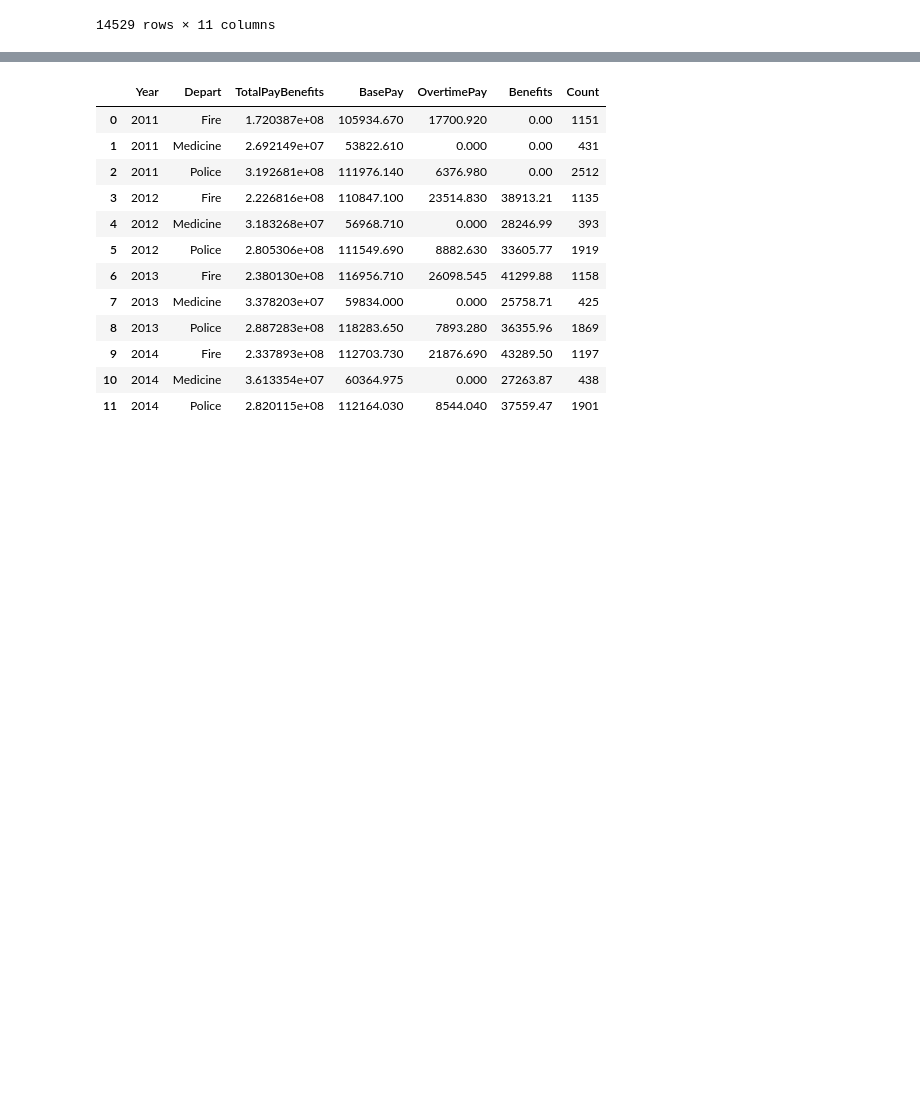
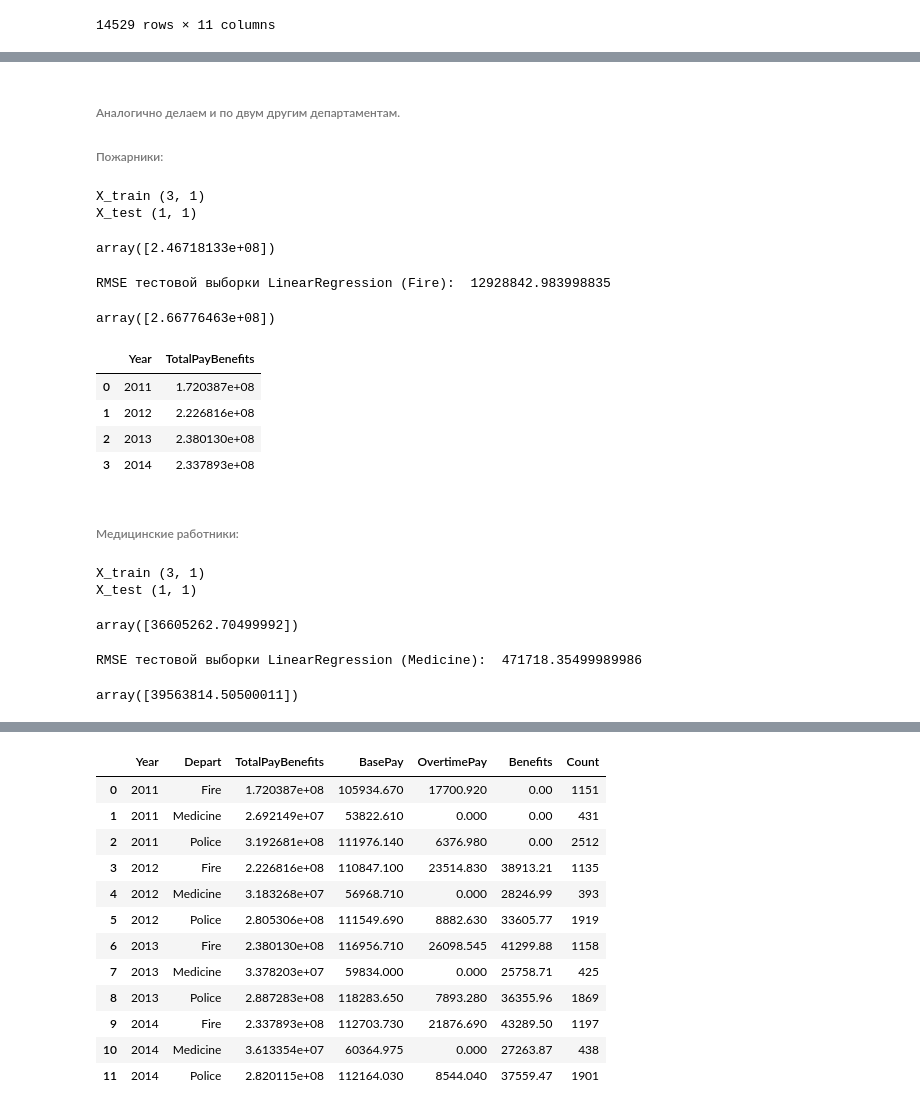
Before and after one commit to PhilippRemizov/My_final_project, a Jupyter notebook: Salaries in San Francisco.ipynb, the cells around one changed output, grey strips where cells are left out. Saved outputs shown, nothing was run; the diff lists cells and outputs as text; code cells hidden in the pictures; blank space fills up the shorter version.

```diff
--- a/Salaries in San Francisco.ipynb
+++ b/Salaries in San Francisco.ipynb
@@ -509,0 +562,65 @@ df_with_depart_for_LR = df_with_depart_for_LR.drop('Id',axis=1)
+# %% [markdown]
+###### Аналогично делаем и по двум другим департаментам.
+###### Пожарники:
+# %%
+feature_fire = df_with_depart_for_LR_Fire.drop(['TotalPayBenefits'],axis = 1)
+target_fire = df_with_depart_for_LR_Fire['TotalPayBenefits']
+X_train,X_test,y_train, y_test = train_test_split(feature_fire,target_fire, shuffle=False, test_size=0.05)
+print('X_train',X_train.shape)
+print('X_test',X_test.shape)
+# %% [output]
+X_train (3, 1)
+X_test (1, 1)
+# %%
+model_lr_fire = LinearRegression()
+model_lr_fire.fit(feature_fire,target_fire)  # обучаем всеми 4-мя строками и качество модели уже измерить не получится
+
+y_predicted_lr_fire = model_lr_fire.predict(X_test)
+y_predicted_lr_fire
+# %% [output]
+array([2.46718133e+08])
+# %%
+print("RMSE тестовой выборки LinearRegression (Fire): ",np.sqrt(mean_squared_error(y_test, y_predicted_lr_fire)))
+# %% [output]
+RMSE тестовой выборки LinearRegression (Fire):  12928842.983998835
+# %%
+# Предсказание для департамента пожарных по суммарному значению поля TotalPayBenefits за 2015 год
+model_lr_fire.predict([[2015]])
+# %% [output]
+array([2.66776463e+08])
+# %%
+df_with_depart_for_LR_Fire
+# %% [output]
+|  | Year | TotalPayBenefits |
+| 0 | 2011 | 1.720387e+08 |
+| 1 | 2012 | 2.226816e+08 |
+| 2 | 2013 | 2.380130e+08 |
+| 3 | 2014 | 2.337893e+08 |
+# %% [markdown]
+###### Медицинские работники:
+# %%
+feature_medic = df_with_depart_for_LR_Medicine.drop(['TotalPayBenefits'],axis = 1)
+target_medic = df_with_depart_for_LR_Medicine['TotalPayBenefits']
+X_train,X_test,y_train, y_test = train_test_split(feature_medic,target_medic, shuffle=False, test_size=0.05)
+print('X_train',X_train.shape)
+print('X_test',X_test.shape)
+# %% [output]
+X_train (3, 1)
+X_test (1, 1)
+# %%
+model_lr_medic = LinearRegression()
+model_lr_medic.fit(feature_medic,target_medic)  # обучаем всеми 4-мя строками и качество модели уже измерить не получится
+
+y_predicted_lr_medic = model_lr_medic.predict(X_test)
+y_predicted_lr_medic
+# %% [output]
+array([36605262.70499992])
+# %%
+print("RMSE тестовой выборки LinearRegression (Medicine): ",np.sqrt(mean_squared_error(y_test, y_predicted_lr_medic)))
+# %% [output]
+RMSE тестовой выборки LinearRegression (Medicine):  471718.35499989986
+# %%
+# Предсказание для медицинского департамента по суммарному значению поля TotalPayBenefits за 2015 год
+model_lr_medic.predict([[2015]])
+# %% [output]
+array([39563814.50500011])
```
Also changed, not shown: parts of 23 cells of this notebook.
